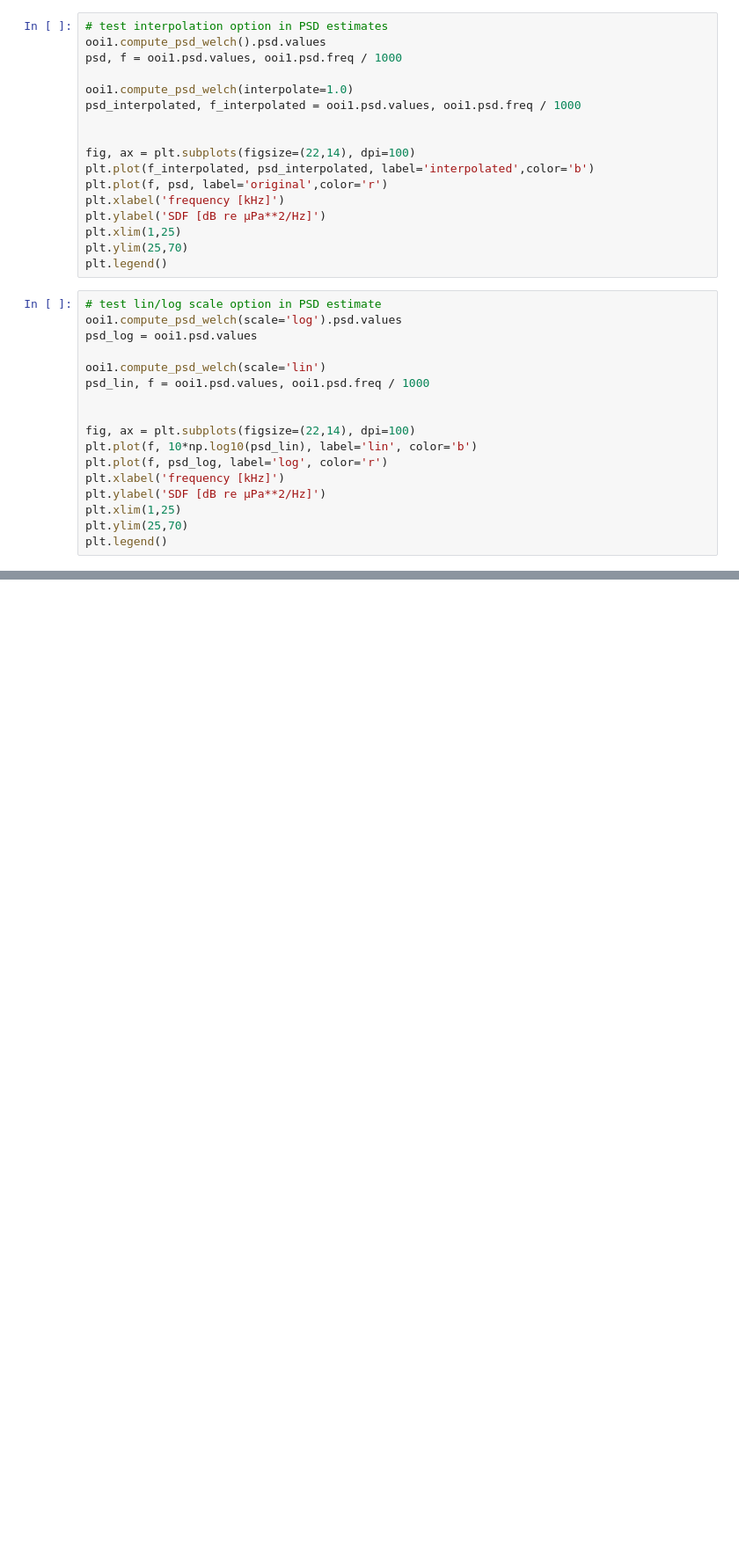
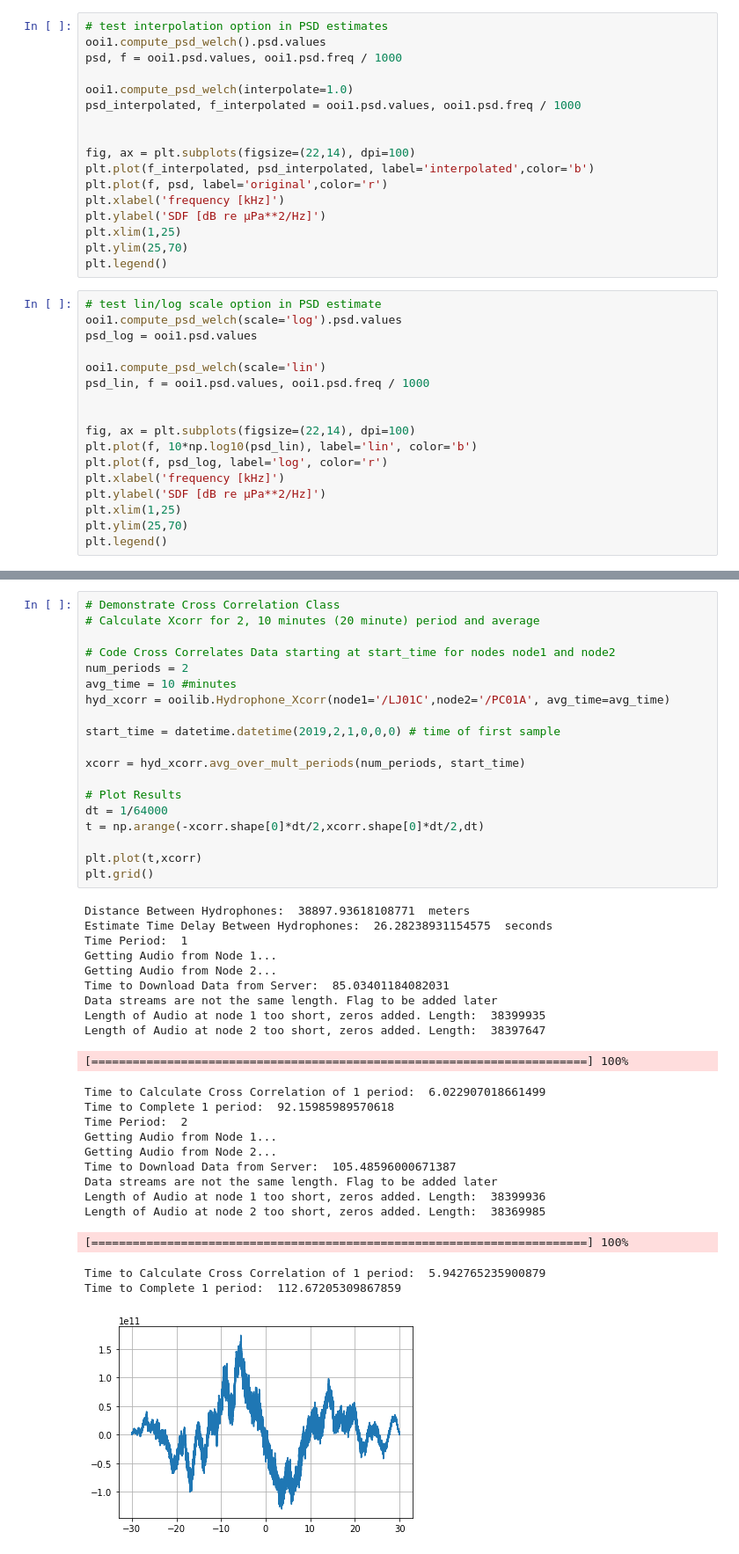
Before and after one commit to Ocean-Data-Lab/ooipy, a Jupyter notebook: demo.ipynb, the cells around one changed output, grey strips where cells are left out. Shown at 88% size. Cells and saved outputs as stored; diff of their text form; blank space fills up the shorter version.

Commit message:
added xcorr class

```diff
--- a/demo.ipynb
+++ b/demo.ipynb
@@ -208,0 +217,43 @@ plt.legend()
+# %%
+# Demonstrate Cross Correlation Class
+# Calculate Xcorr for 2, 10 minutes (20 minute) period and average
+
+# Code Cross Correlates Data starting at start_time for nodes node1 and node2
+num_periods = 2
+avg_time = 10 #minutes
+hyd_xcorr = ooilib.Hydrophone_Xcorr(node1='/LJ01C',node2='/PC01A', avg_time=avg_time)
+
+start_time = datetime.datetime(2019,2,1,0,0,0) # time of first sample
+
+xcorr = hyd_xcorr.avg_over_mult_periods(num_periods, start_time)
+
+# Plot Results
+dt = 1/64000
+t = np.arange(-xcorr.shape[0]*dt/2,xcorr.shape[0]*dt/2,dt)
+
+plt.plot(t,xcorr)
+plt.grid()
+# %% [output]
+Distance Between Hydrophones:  38897.93618108771  meters
+Estimate Time Delay Between Hydrophones:  26.28238931154575  seconds
+Time Period:  1
+Getting Audio from Node 1...
+Getting Audio from Node 2...
+Time to Download Data from Server:  85.03401184082031
+Data streams are not the same length. Flag to be added later
+Length of Audio at node 1 too short, zeros added. Length:  38399935
+Length of Audio at node 2 too short, zeros added. Length:  38397647
+[========================================================================] 100%
+Time to Calculate Cross Correlation of 1 period:  6.022907018661499
+Time to Complete 1 period:  92.15985989570618
+Time Period:  2
+Getting Audio from Node 1...
+Getting Audio from Node 2...
+Time to Download Data from Server:  105.48596000671387
+Data streams are not the same length. Flag to be added later
+Length of Audio at node 1 too short, zeros added. Length:  38399936
+Length of Audio at node 2 too short, zeros added. Length:  38369985
+[========================================================================] 100%
+Time to Calculate Cross Correlation of 1 period:  5.942765235900879
+Time to Complete 1 period:  112.67205309867859
+[figure, added]
```
Also changed, not shown: parts of 2 cells of this notebook, 1 other file.
